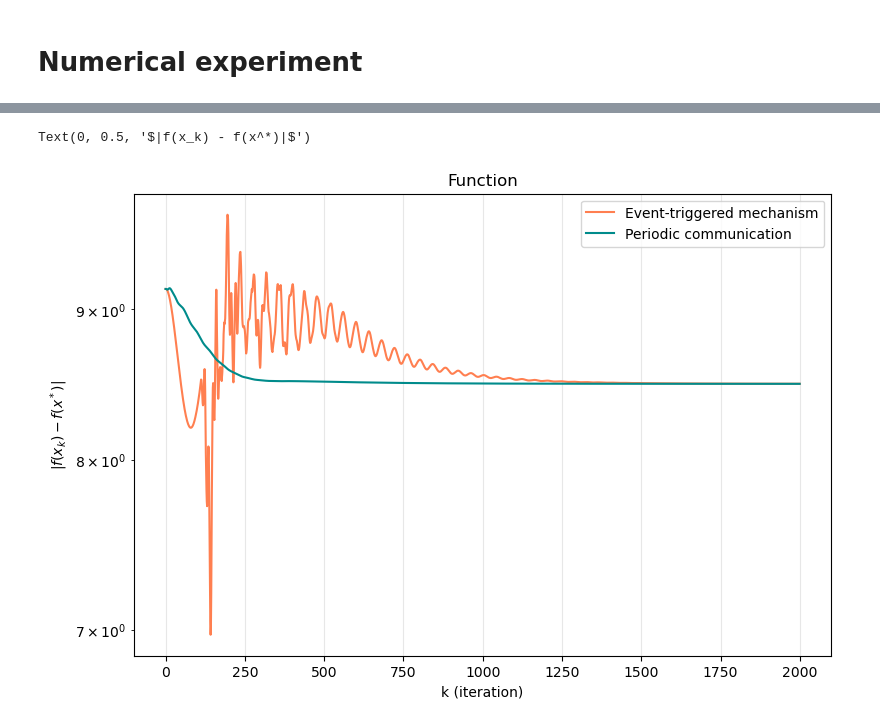
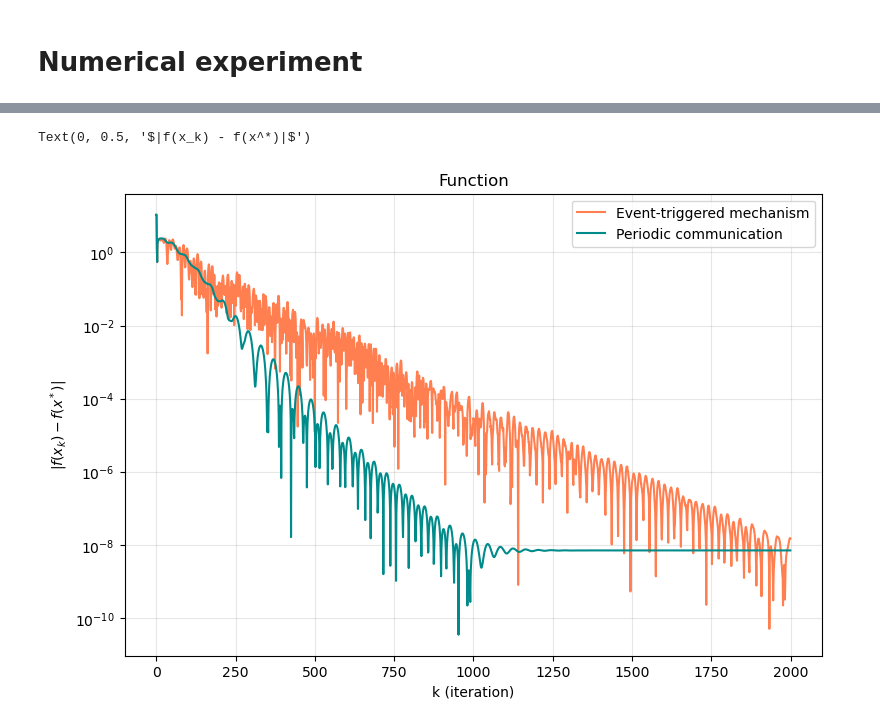
Before and after one commit to kisnikser/Decentralized-Optimization, a Jupyter notebook: huang.ipynb, the cells around one changed output, grey strips where cells are left out. Cells and saved outputs as stored; diff of their text form; code cells hidden in the pictures.

```diff
--- a/huang.ipynb
+++ b/huang.ipynb
@@ -170,7 +182,8 @@ def P_Theta(lmbd):
     return np.hstack(tuple([P_Theta_i(lmbd[i:i+m]) for i in range(0, m*N, 2)]))
 # %%
 def eps(k):
-    return np.array([10 / np.exp(0.01 * (k+1)) for _ in range(N)])
+    return np.array([1 / np.exp(0.01 * (k+1)) for _ in range(N)])
+    # return np.array([10 / (k+1)**2 for _ in range(N)])
 # %%
 # event-triggered mechanism
 
@@ -194,7 +207,8 @@ def ETDOA(alpha, beta, x0, lmbd0, s0, n_iter):
 
     s_k[1] = s0
 
-    C = np.ones(N) # communication numbers
+    C = np.zeros((n_iter, N)) # communication numbers
+    C[1] = np.ones(N)
 
     k = 1
 
@@ -205,11 +219,12 @@ def ETDOA(alpha, beta, x0, lmbd0, s0, n_iter):
         lmbd_k[k+1] = P_Theta(lmbd_k[k] + 2 * alpha * psi_tilde(x_k[k]) - alpha * psi_tilde(x_k[k-1]) - alpha * s_k[k] - alpha * beta * np.kron(L, np.identity(m)) @ lmbd_tilde_k[k])
 
         # test the event-triggered rule
-        for i, j in zip(range(0, m*N, 2), range(N)):
+        for i, j in zip(range(0, m*N, m), range(N)):
             if np.linalg.norm(lmbd_tilde_k[k][i:i+m] - lmbd_k[k][i:i+m]) > eps(k)[j]:
-                C[j] += 1
+                C[k+1][j] = C[k][j] + 1
                 lmbd_tilde_k[k+1][i:i+m] = lmbd_k[k+1][i:i+m]
             else:
+                C[k+1][j] = C[k][j]
                 lmbd_tilde_k[k+1][i:i+m] = lmbd_tilde_k[k][i:i+m]
 
         # update the local update
@@ -238,7 +253,8 @@ def PDOA(alpha, beta, x0, lmbd0, s0, n_iter):
 
     s_k[1] = s0
 
-    C = np.ones(N) # communication numbers
+    C = np.zeros((n_iter, N)) # communication numbers
+    C[1] = np.ones(N)
 
     k = 1
 
@@ -250,7 +266,7 @@ def PDOA(alpha, beta, x0, lmbd0, s0, n_iter):
         # update the local update
         s_k[k+1] = s_k[k] + beta * np.kron(L, np.identity(m)) @ lmbd_k[k+1]
 
-        C += np.ones(N)
+        C[k+1] = C[k] + np.ones(N)
 
         k = k + 1
 
@@ -263,7 +279,7 @@ def PDOA(alpha, beta, x0, lmbd0, s0, n_iter):
 # alpha = 0.15
 # beta = 1.2
 
-k_c = 10
+k_c = 1
 
 alpha = 1 / 2 * 1 / (3 * k_c)
 beta = 1 / 2 * (1 - 3 * alpha * k_c) / (alpha * np.linalg.eigvals(L).max())
@@ -301,16 +322,16 @@ Text(0, 0.5, 'Squared error')
 # %%
 plt.figure(figsize=(9, 6))
 
-plt.plot(range(x_k_ET.shape[0]), [abs(f(x_k_ET[k] - f(x_opt))) for k in range(x_k_ET.shape[0])], color = 'coral', label="Event-triggered mechanism")
-plt.plot(range(x_k_P.shape[0]), [abs(f(x_k_P[k] - f(x_opt))) for k in range(x_k_P.shape[0])], color = 'darkcyan', label="Periodic communication")
+plt.plot(range(x_k_ET.shape[0]), [abs(f(x_k_ET[k]) - f(x_opt)) for k in range(x_k_ET.shape[0])], color = 'coral', label="Event-triggered mechanism")
+plt.plot(range(x_k_P.shape[0]), [abs(f(x_k_P[k]) - f(x_opt)) for k in range(x_k_P.shape[0])], color = 'darkcyan', label="Periodic communication")
 
 #plt.xlim(0, 100)
 plt.legend()
 plt.grid(alpha = 0.3)
 plt.yscale('log')
 plt.title("Function")
 plt.xlabel("k (iteration)")
 plt.ylabel("$|f(x_k) - f(x^*)|$")
 # %% [output]
 Text(0, 0.5, '$|f(x_k) - f(x^*)|$')
-[figure, old version]
+[figure, new version]
```
Also changed, not shown: parts of 38 cells of this notebook, 1 other file.
